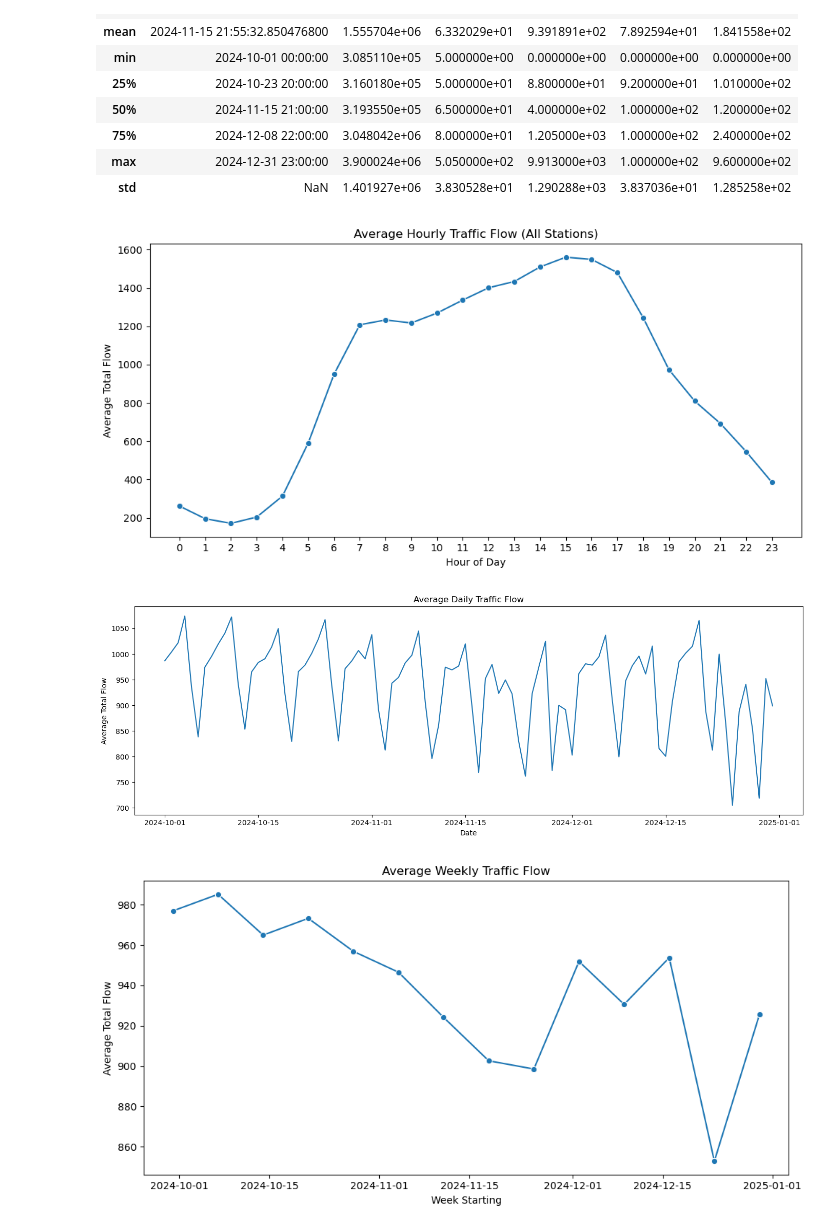
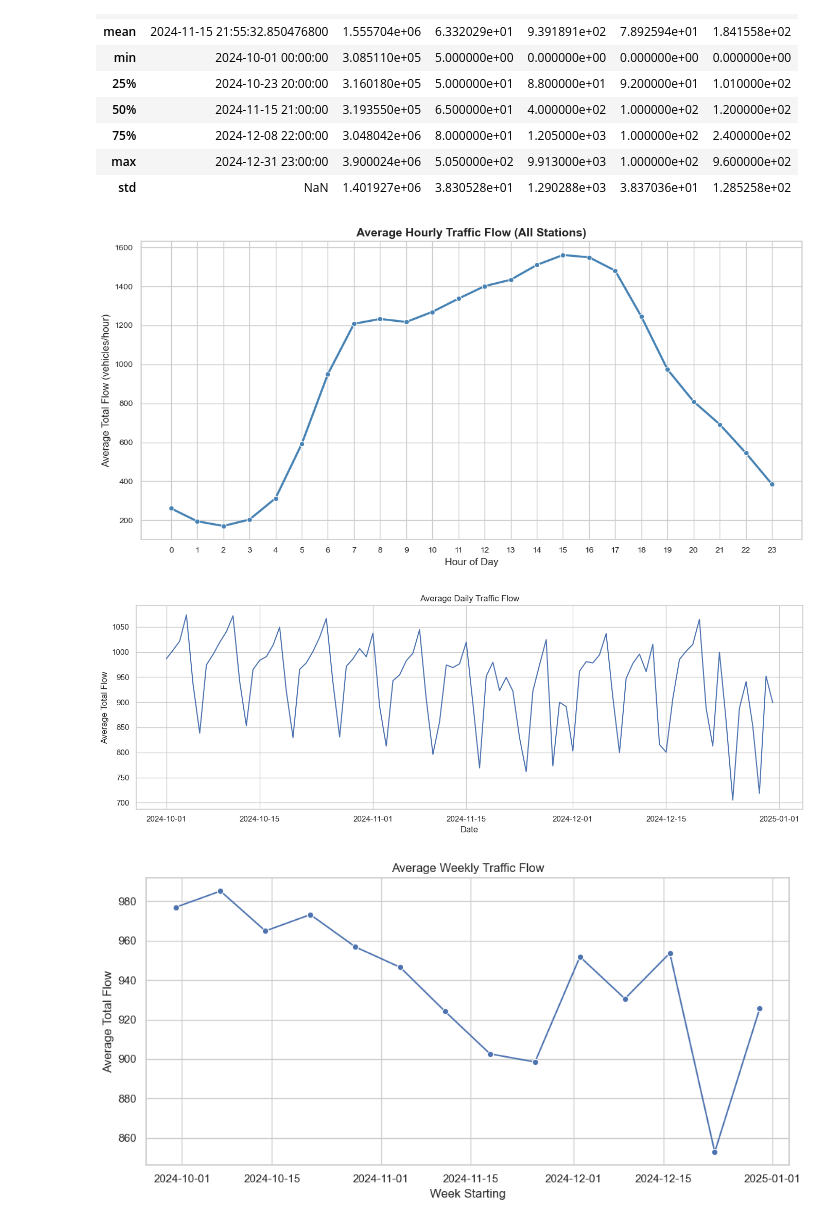
Before and after one commit to RichelCode/EV-Charging-Analysis, a Jupyter notebook: Data Cleaning and Exploration.ipynb, the cells around one changed output. Saved outputs shown, nothing was run; the diff lists cells and outputs as text; code cells hidden in the pictures.

```diff
--- a/Data Cleaning and Exploration.ipynb
+++ b/Data Cleaning and Exploration.ipynb
@@ -282,18 +267,30 @@ df["Hour"] = df["Timestamp"].dt.hour
 df["Day"] = df["Timestamp"].dt.date
 df["Week"] = df["Timestamp"].dt.to_period("W").apply(lambda r: r.start_time)
 # %%
+# Group and compute average total flow by hour
 hourly_avg = df.groupby("Hour")["Total Flow"].mean().reset_index()
 
-plt.figure(figsize=(10, 5))
-sns.lineplot(data=hourly_avg, x="Hour", y="Total Flow", marker="o")
-plt.title("Average Hourly Traffic Flow (All Stations)")
-plt.xlabel("Hour of Day")
-plt.ylabel("Average Total Flow")
-plt.xticks(range(0, 24))
+# Set plot style for a cleaner academic look
+sns.set(style="whitegrid", context="notebook")
+
+# Create the figure
+plt.figure(figsize=(12, 6))
+sns.lineplot(data=hourly_avg, x="Hour", y="Total Flow", marker="o", linewidth=2.5, color="steelblue")
+
+# Title and labels
+plt.title("Average Hourly Traffic Flow (All Stations)", fontsize=14, fontweight='bold')
+plt.xlabel("Hour of Day", fontsize=12)
+plt.ylabel("Average Total Flow (vehicles/hour)", fontsize=12)
+plt.xticks(range(0, 24), fontsize=10)
+plt.yticks(fontsize=10)
+
+# Tight layout and save high-res version
 plt.tight_layout()
+plt.savefig("avg_hourly_traffic_flow.png", dpi=300, bbox_inches="tight")
+
 plt.show()
 # %% [output]
-[figure, old version]
+[figure, new version]
 # %%
 daily_avg = df.groupby("Day")["Total Flow"].mean().reset_index()
 
@@ -305,7 +302,7 @@ plt.ylabel("Average Total Flow")
 plt.tight_layout()
 plt.show()
 # %% [output]
-[figure, old version]
+[figure, new version]
 # %%
 weekly_avg = df.groupby("Week")["Total Flow"].mean().reset_index()
 
@@ -317,7 +314,7 @@ plt.ylabel("Average Total Flow")
 plt.tight_layout()
 plt.show()
 # %% [output]
-[figure, old version]
+[figure, new version]
 # %%
 hourly_lane = df.groupby(["Hour", "Lane Type"])["Total Flow"].mean().reset_index()
 
```
Also changed, not shown: parts of 6 cells of this notebook.
